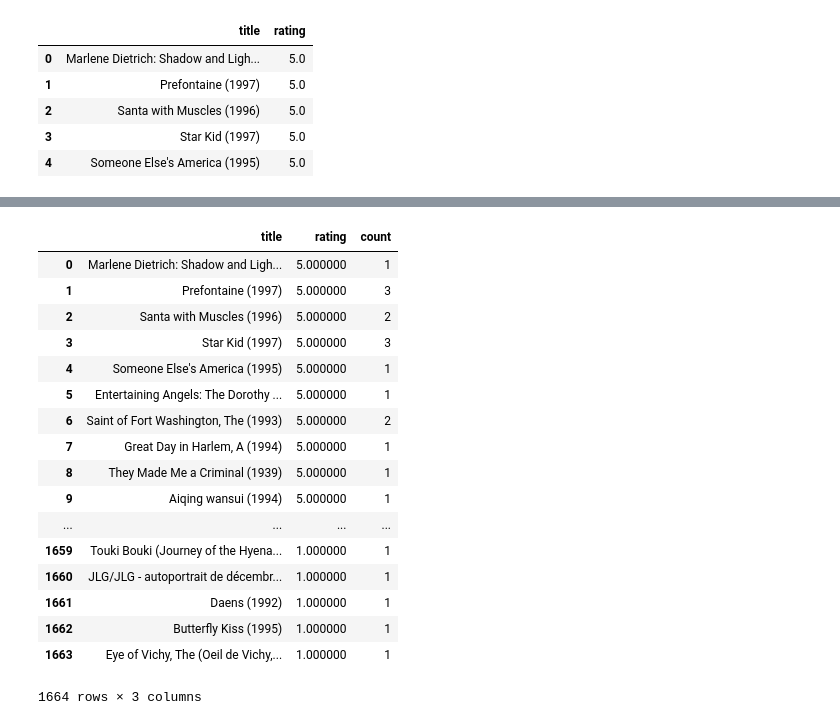
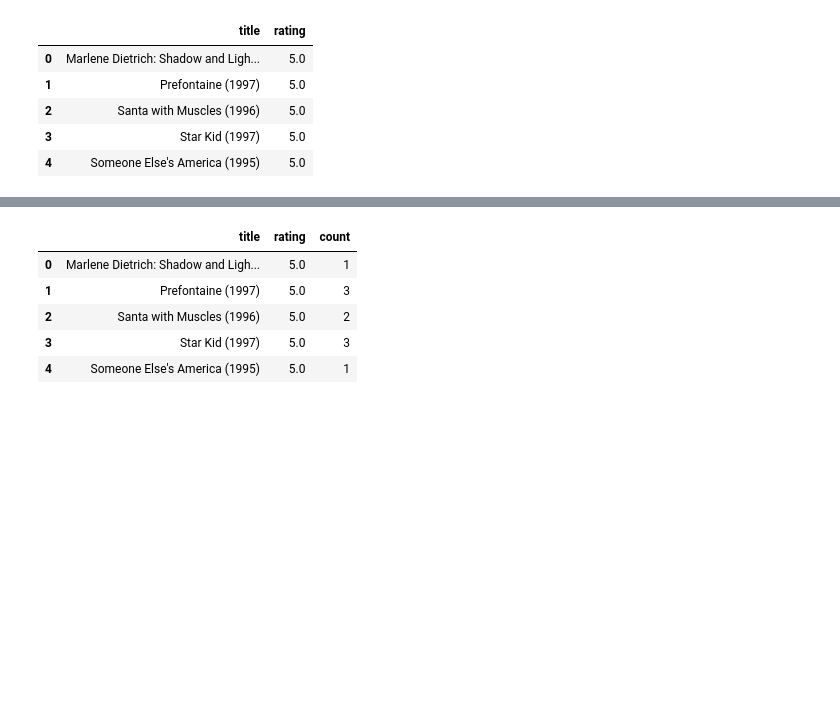
Before and after one commit to ProgramCpp/gods_bootcamp04, a Jupyter notebook: bootcamp04_20190426/day1/S3/into_to_pandas_merge.ipynb, the cells around one changed output, grey strips where cells are left out. Cells and saved outputs as stored; diff of their text form; code cells hidden in the pictures; blank space fills up the shorter version.

```diff
--- a/bootcamp04_20190426/day1/S3/into_to_pandas_merge.ipynb
+++ b/bootcamp04_20190426/day1/S3/into_to_pandas_merge.ipynb
@@ -353,21 +308,9 @@ movie_ratings_count.head()
 # %%
-pd.merge(movie_ratings_avg, movie_ratings_count)
+pd.merge(movie_ratings_avg, movie_ratings_count).head()
 # %% [output]
 |  | title | rating | count |
-| 0 | Marlene Dietrich: Shadow and Ligh... | 5.000000 | 1 |
-| 1 | Prefontaine (1997) | 5.000000 | 3 |
-| 2 | Santa with Muscles (1996) | 5.000000 | 2 |
-| 3 | Star Kid (1997) | 5.000000 | 3 |
-| 4 | Someone Else's America (1995) | 5.000000 | 1 |
-| 5 | Entertaining Angels: The Dorothy ... | 5.000000 | 1 |
-| 6 | Saint of Fort Washington, The (1993) | 5.000000 | 2 |
-| 7 | Great Day in Harlem, A (1994) | 5.000000 | 1 |
-| 8 | They Made Me a Criminal (1939) | 5.000000 | 1 |
-| 9 | Aiqing wansui (1994) | 5.000000 | 1 |
-| ... | ... | ... | ... |
-| 1659 | Touki Bouki (Journey of the Hyena... | 1.000000 | 1 |
-| 1660 | JLG/JLG - autoportrait de décembr... | 1.000000 | 1 |
-| 1661 | Daens (1992) | 1.000000 | 1 |
-| 1662 | Butterfly Kiss (1995) | 1.000000 | 1 |
-| 1663 | Eye of Vichy, The (Oeil de Vichy,... | 1.000000 | 1 |
+| 0 | Marlene Dietrich: Shadow and Ligh... | 5.0 | 1 |
+| 1 | Prefontaine (1997) | 5.0 | 3 |
+| 2 | Santa with Muscles (1996) | 5.0 | 2 |
+| 3 | Star Kid (1997) | 5.0 | 3 |
+| 4 | Someone Else's America (1995) | 5.0 | 1 |
-1664 rows × 3 columns
```
Also changed, not shown: parts of 8 cells of this notebook, 4 other files.
